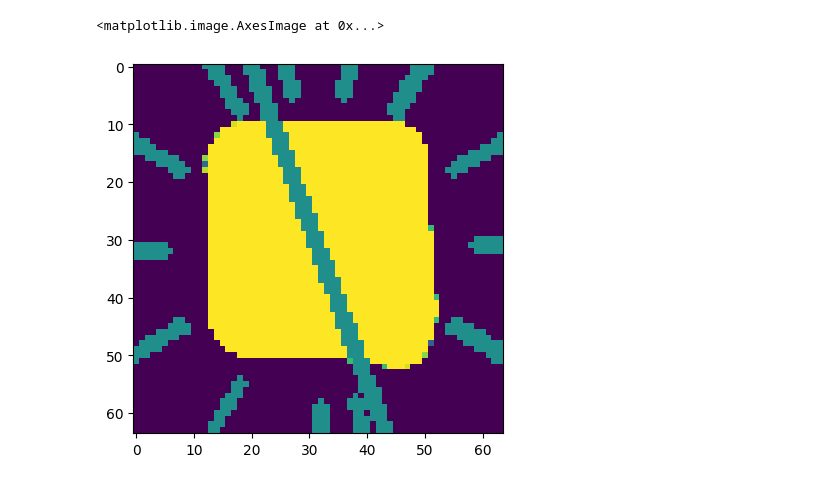
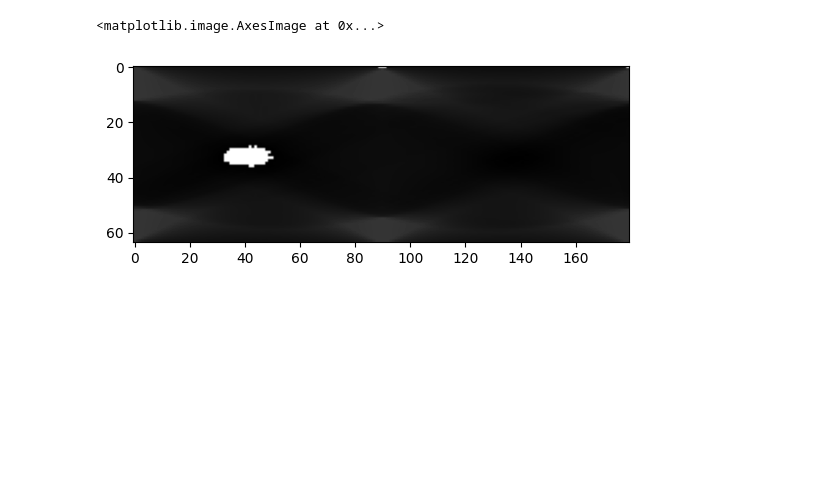
Before and after one commit to ticvac/konfera_string_art, a Jupyter notebook: radon transform/radon.ipynb, the cells around one changed output. Saved outputs shown, nothing was run; the diff lists cells and outputs as text; code cells hidden in the pictures; blank space fills up the shorter version.

```diff
--- a/radon transform/radon.ipynb
+++ b/radon transform/radon.ipynb
@@ -36,5 +37,4 @@ plt.show()
 # %%
 def get_pos_angle(sinogram):
-    pos, angle = np.unravel_index(np.argmax(sinogram, axis=None), sinogram.shape)
-
+    pos, angle = np.unravel_index(np.argmin(sinogram, axis=None), sinogram.shape)
     return pos, angle
@@ -51,15 +41,9 @@ def get_vectors(pos, angle):
-# %%
-pos, angle = get_pos_angle(sinogram)
-pos = 0
-angle = 340
-unit, normal = get_vectors(pos, angle)
-
-start = np.array([32, 32]) + normal * 127
-end = start - normal * 200
-
-cv2.line(img, tuple(start.astype(int)), tuple(end.astype(int)), 127, 2)
-
-imshow(img)
-# %% [output]
-<matplotlib.image.AxesImage at 0x...>
-[figure, removed]
+# %%
+for _ in range(100):
+    pos, angle = get_pos_angle(sinogram)
+    sinogram[pos, angle] = 255
+
+imshow(sinogram, cmap="gray")
+# %% [output]
+<matplotlib.image.AxesImage at 0x...>
+[figure, added]
```
Also changed, not shown: parts of 3 cells of this notebook, 2 other files.
